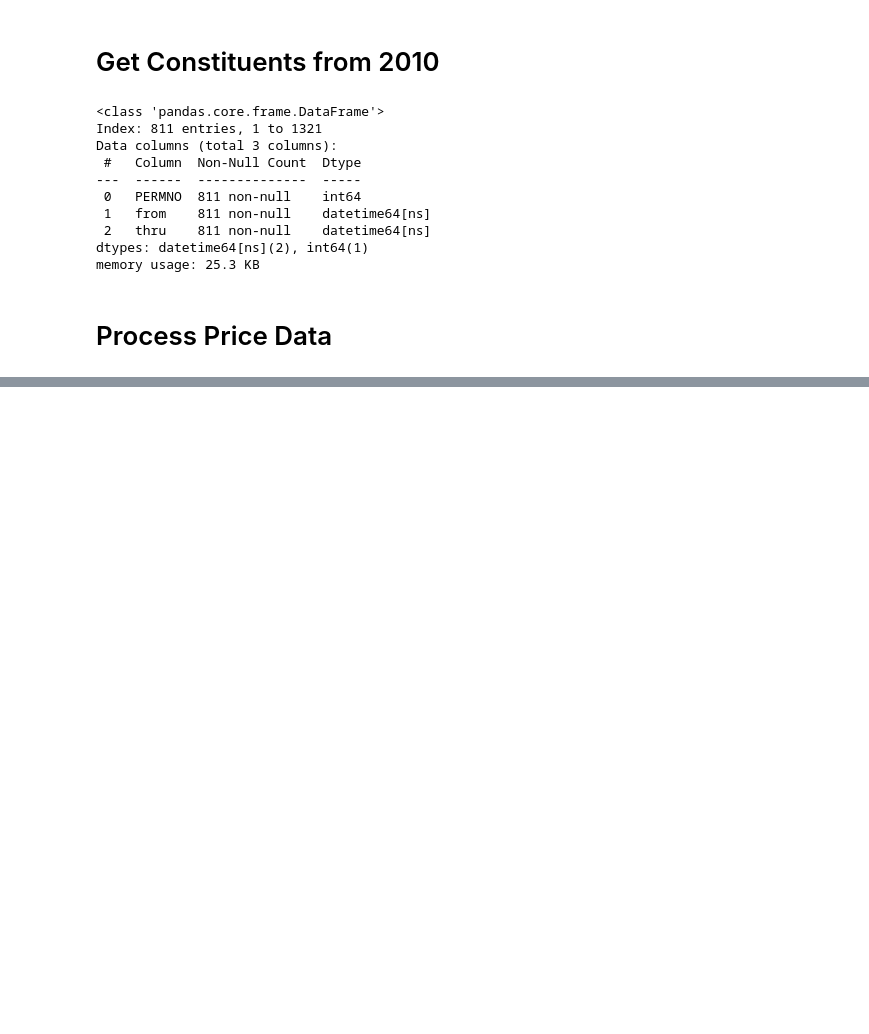
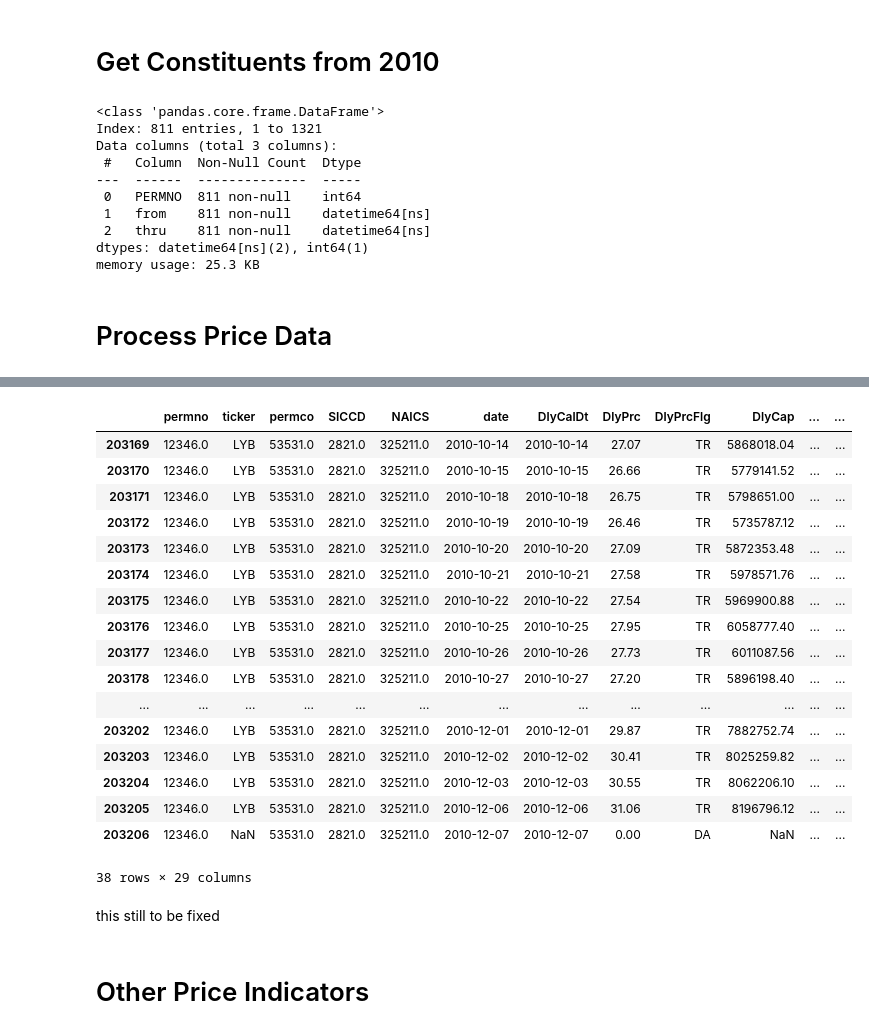
Before and after one commit to BSIC/bsic_hephaestus_paper, a Jupyter notebook: src/wrds_data/prices.ipynb, the cells around one changed output, grey strips where cells are left out. Cells and saved outputs as stored; diff of their text form; code cells hidden in the pictures; blank space fills up the shorter version.

```diff
--- a/src/wrds_data/prices.ipynb
+++ b/src/wrds_data/prices.ipynb
@@ -97,0 +158,12 @@ for i in ["SICCD", "NAICS", "ICBIndustry"]:
+# %%
+# define the part of the code to use - in this case 2 digits
+DIGITS = 2
+
+prices["NAICS"] = prices["NAICS"].replace(0, np.nan)  # replace 0s with NaNs
+prices["naics_processed"] = prices["NAICS"]
+
+mask = prices["naics_processed"].notna()
+prices.loc[mask, "naics_processed"] = prices.loc[mask, "naics_processed"].apply(
+    lambda x: float(str(x)[:DIGITS])
+)
+prices["naics_processed"].unique()
@@ -97,0 +235,24 @@ for i in ["SICCD", "NAICS", "ICBIndustry"]:
+# %%
+# calculate industry-relative returns
+
+# map each datapoint to its industry return
+for industry_code in industry_returns_df.columns.drop(np.nan):
+
+    # create mask for the companies belonging to the industry
+    mask = prices["naics_processed"] == industry_code
+
+    # map the industry return to the companies at each date
+    prices.loc[mask, "industry_return"] = prices.loc[mask, "date"].map(
+        industry_returns_df[industry_code]
+    )
+
+    # DEBUG code: the industry return for a specific date should be the same for all companies belonging to the same industry
+    # print(prices.loc[mask, ['date', 'naics_processed', 'ticker', 'industry_return']].sort_values('date'))
+
+prices["industry_relative_return"] = (
+    prices[return_col] - prices["industry_return"]
+).astype(
+    "float64"
+)  # from above, use vol adjusted if USE_VOL_ADJUSTED_RETURNS is True
+
+prices
@@ -97,0 +308,7 @@ for i in ["SICCD", "NAICS", "ICBIndustry"]:
+# %%
+ff_data = pd.read_csv(
+    "../../data/fama_french_5_factors.csv", parse_dates=["date"], date_format="%Y%m%d"
+)
+
+ff_data = ff_data.set_index("date").reindex(prices.date.unique())
+ff_data
@@ -97,0 +432,25 @@ for i in ["SICCD", "NAICS", "ICBIndustry"]:
+# %%
+prices[prices["a"] == 12346]
+# %% [output]
+|  | permno | ticker | permco | SICCD | NAICS | date | DlyCalDt | DlyPrc | DlyPrcFlg | DlyCap | ... | ... |
+| 203169 | 12346.0 | LYB | 53531.0 | 2821.0 | 325211.0 | 2010-10-14 | 2010-10-14 | 27.07 | TR | 5868018.04 | ... | ... |
+| 203170 | 12346.0 | LYB | 53531.0 | 2821.0 | 325211.0 | 2010-10-15 | 2010-10-15 | 26.66 | TR | 5779141.52 | ... | ... |
+| 203171 | 12346.0 | LYB | 53531.0 | 2821.0 | 325211.0 | 2010-10-18 | 2010-10-18 | 26.75 | TR | 5798651.00 | ... | ... |
+| 203172 | 12346.0 | LYB | 53531.0 | 2821.0 | 325211.0 | 2010-10-19 | 2010-10-19 | 26.46 | TR | 5735787.12 | ... | ... |
+| 203173 | 12346.0 | LYB | 53531.0 | 2821.0 | 325211.0 | 2010-10-20 | 2010-10-20 | 27.09 | TR | 5872353.48 | ... | ... |
+| 203174 | 12346.0 | LYB | 53531.0 | 2821.0 | 325211.0 | 2010-10-21 | 2010-10-21 | 27.58 | TR | 5978571.76 | ... | ... |
+| 203175 | 12346.0 | LYB | 53531.0 | 2821.0 | 325211.0 | 2010-10-22 | 2010-10-22 | 27.54 | TR | 5969900.88 | ... | ... |
+| 203176 | 12346.0 | LYB | 53531.0 | 2821.0 | 325211.0 | 2010-10-25 | 2010-10-25 | 27.95 | TR | 6058777.40 | ... | ... |
+| 203177 | 12346.0 | LYB | 53531.0 | 2821.0 | 325211.0 | 2010-10-26 | 2010-10-26 | 27.73 | TR | 6011087.56 | ... | ... |
+| 203178 | 12346.0 | LYB | 53531.0 | 2821.0 | 325211.0 | 2010-10-27 | 2010-10-27 | 27.20 | TR | 5896198.40 | ... | ... |
+| ... | ... | ... | ... | ... | ... | ... | ... | ... | ... | ... | ... | ... |
+| 203202 | 12346.0 | LYB | 53531.0 | 2821.0 | 325211.0 | 2010-12-01 | 2010-12-01 | 29.87 | TR | 7882752.74 | ... | ... |
+| 203203 | 12346.0 | LYB | 53531.0 | 2821.0 | 325211.0 | 2010-12-02 | 2010-12-02 | 30.41 | TR | 8025259.82 | ... | ... |
+| 203204 | 12346.0 | LYB | 53531.0 | 2821.0 | 325211.0 | 2010-12-03 | 2010-12-03 | 30.55 | TR | 8062206.10 | ... | ... |
+| 203205 | 12346.0 | LYB | 53531.0 | 2821.0 | 325211.0 | 2010-12-06 | 2010-12-06 | 31.06 | TR | 8196796.12 | ... | ... |
+| 203206 | 12346.0 | NaN | 53531.0 | 2821.0 | 325211.0 | 2010-12-07 | 2010-12-07 | 0.00 | DA | NaN | ... | ... |
+38 rows × 29 columns
+# %% [markdown]
+this still to be fixed
+# %% [markdown]
+# Other Price Indicators
```
Also changed, not shown: parts of 29 cells of this notebook.
